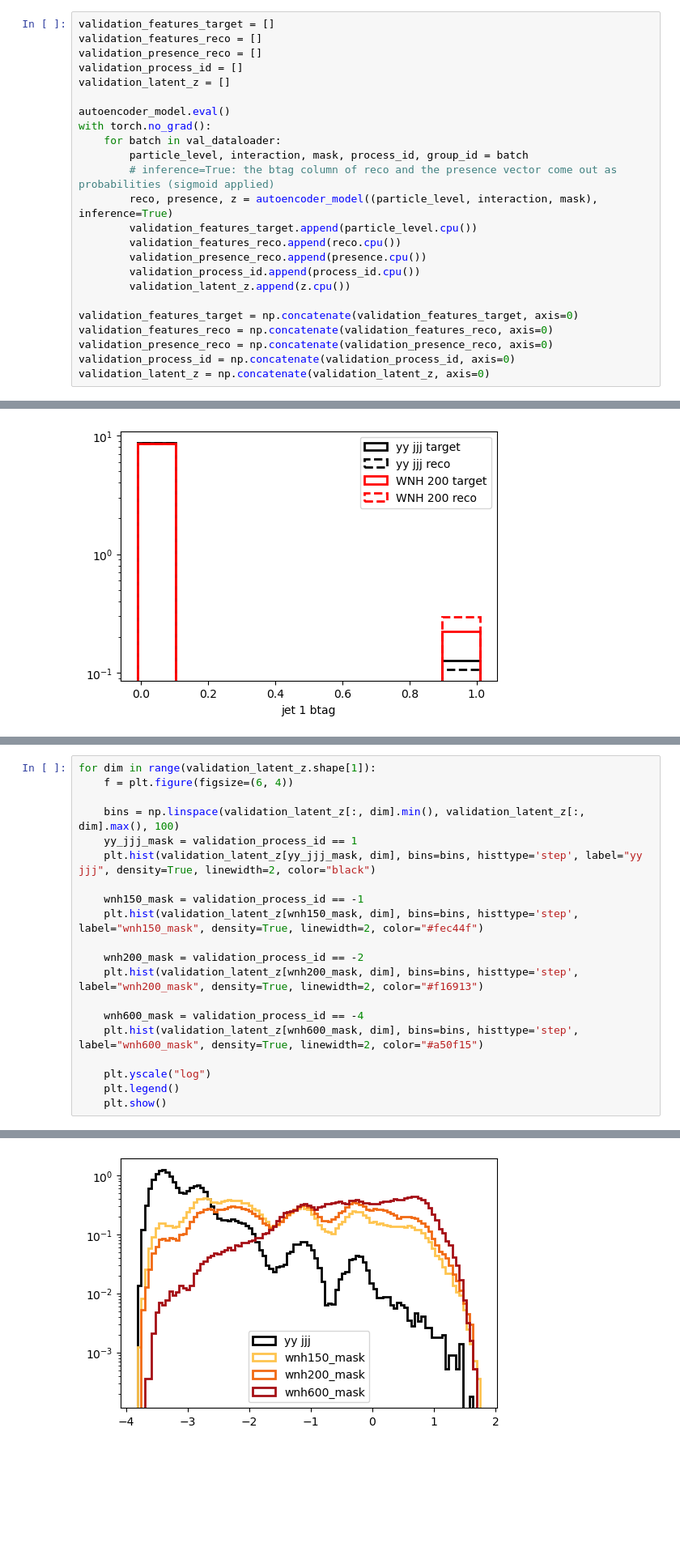
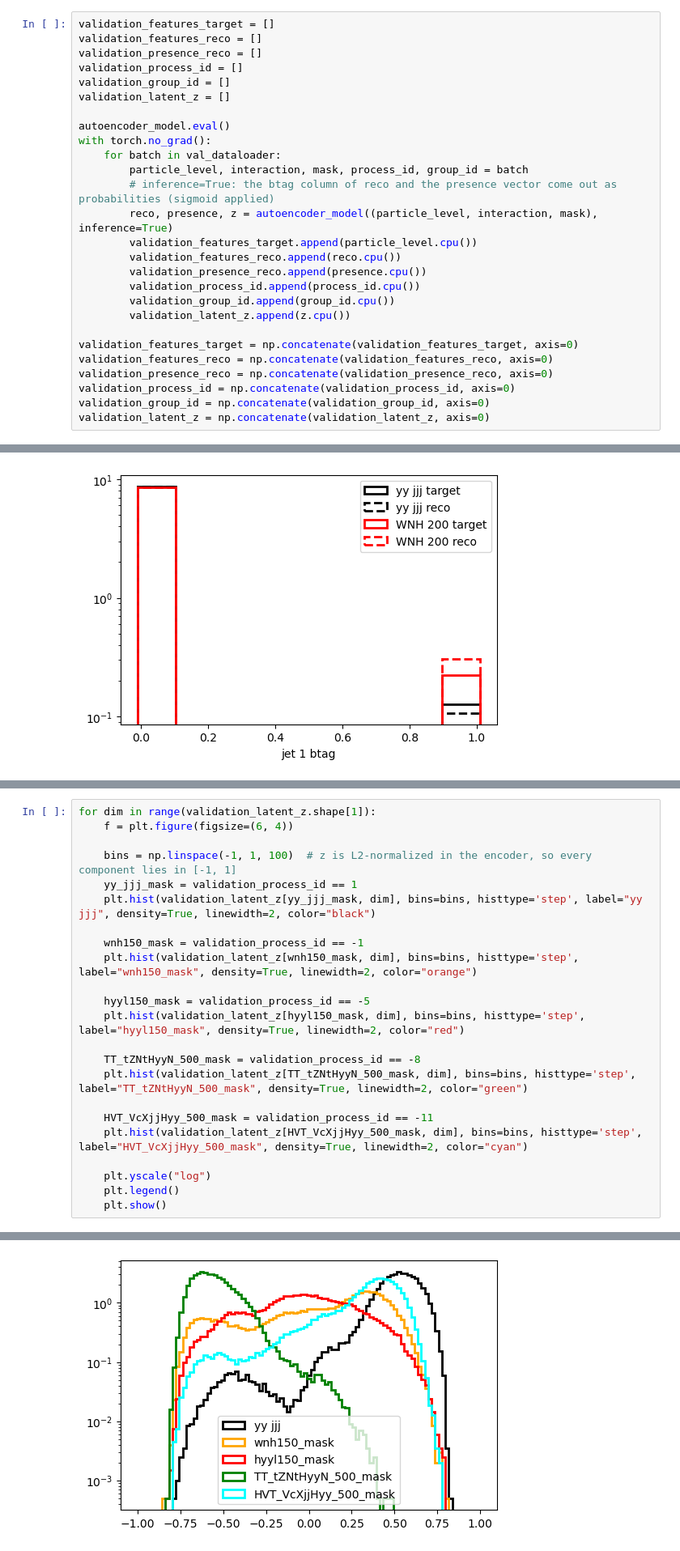
Before and after one commit to Patchouligoo/particle_transformer_ae, a Jupyter notebook: jupyternotebooks/train_autoencoder.ipynb, the cells around one changed output, grey strips where cells are left out. Shown at 81% size. Saved outputs shown, nothing was run; the diff lists cells and outputs as text; blank space fills up the shorter version.

```diff
--- a/jupyternotebooks/train_autoencoder.ipynb
+++ b/jupyternotebooks/train_autoencoder.ipynb
@@ -312,6 +319,7 @@ validation_features_target = []
 validation_features_reco = []
 validation_presence_reco = []
 validation_process_id = []
+validation_group_id = []
 validation_latent_z = []
 
 autoencoder_model.eval()
@@ -324,12 +332,14 @@ with torch.no_grad():
         validation_features_reco.append(reco.cpu())
         validation_presence_reco.append(presence.cpu())
         validation_process_id.append(process_id.cpu())
+        validation_group_id.append(group_id.cpu())
         validation_latent_z.append(z.cpu())
 
 validation_features_target = np.concatenate(validation_features_target, axis=0)
 validation_features_reco = np.concatenate(validation_features_reco, axis=0)
 validation_presence_reco = np.concatenate(validation_presence_reco, axis=0)
 validation_process_id = np.concatenate(validation_process_id, axis=0)
+validation_group_id = np.concatenate(validation_group_id, axis=0)
 validation_latent_z = np.concatenate(validation_latent_z, axis=0)
 # %%
 # photon 1 pt
@@ -604,18 +681,21 @@ plt.show()
 for dim in range(validation_latent_z.shape[1]):
     f = plt.figure(figsize=(6, 4))
 
-    bins = np.linspace(validation_latent_z[:, dim].min(), validation_latent_z[:, dim].max(), 100)
+    bins = np.linspace(-1, 1, 100)  # z is L2-normalized in the encoder, so every component lies in [-1, 1]
     yy_jjj_mask = validation_process_id == 1
     plt.hist(validation_latent_z[yy_jjj_mask, dim], bins=bins, histtype='step', label="yy jjj", density=True, linewidth=2, color="black")
 
     wnh150_mask = validation_process_id == -1
-    plt.hist(validation_latent_z[wnh150_mask, dim], bins=bins, histtype='step', label="wnh150_mask", density=True, linewidth=2, color="#fec44f")
+    plt.hist(validation_latent_z[wnh150_mask, dim], bins=bins, histtype='step', label="wnh150_mask", density=True, linewidth=2, color="orange")
 
-    wnh200_mask = validation_process_id == -2
-    plt.hist(validation_latent_z[wnh200_mask, dim], bins=bins, histtype='step', label="wnh200_mask", density=True, linewidth=2, color="#f16913")
+    hyyl150_mask = validation_process_id == -5
+    plt.hist(validation_latent_z[hyyl150_mask, dim], bins=bins, histtype='step', label="hyyl150_mask", density=True, linewidth=2, color="red")
 
-    wnh600_mask = validation_process_id == -4
-    plt.hist(validation_latent_z[wnh600_mask, dim], bins=bins, histtype='step', label="wnh600_mask", density=True, linewidth=2, color="#a50f15")
+    TT_tZNtHyyN_500_mask = validation_process_id == -8
+    plt.hist(validation_latent_z[TT_tZNtHyyN_500_mask, dim], bins=bins, histtype='step', label="TT_tZNtHyyN_500_mask", density=True, linewidth=2, color="green")
+
+    HVT_VcXjjHyy_500_mask = validation_process_id == -11
+    plt.hist(validation_latent_z[HVT_VcXjjHyy_500_mask, dim], bins=bins, histtype='step', label="HVT_VcXjjHyy_500_mask", density=True, linewidth=2, color="cyan")
 
     plt.yscale("log")
     plt.legend()
@@ -629 +709 @@ for dim in range(validation_latent_z.shape[1]):
-[figure, old version]
+[figure, new version]
```
Also changed, not shown: parts of 20 cells of this notebook, 3 other files.
